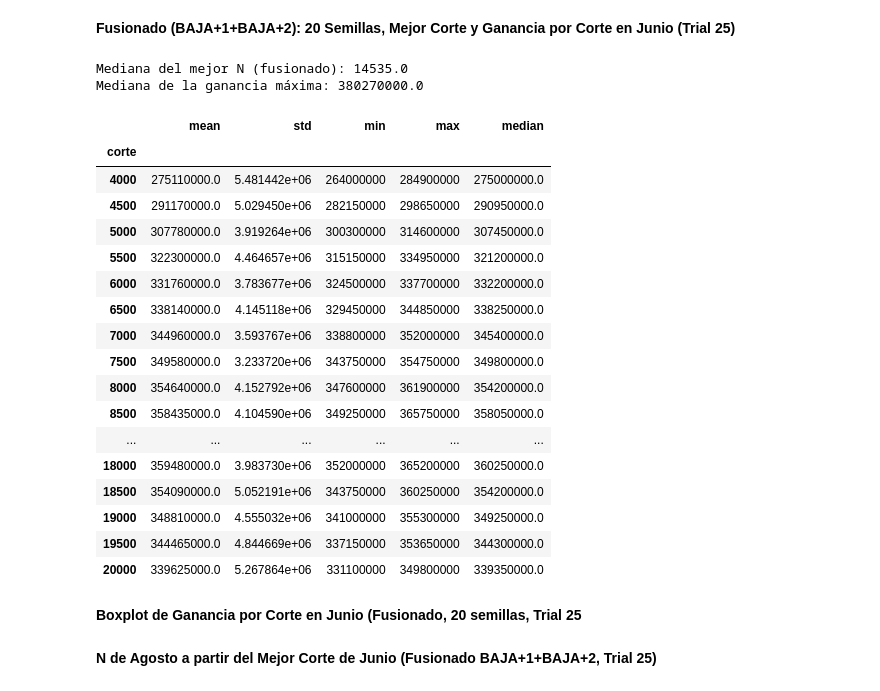
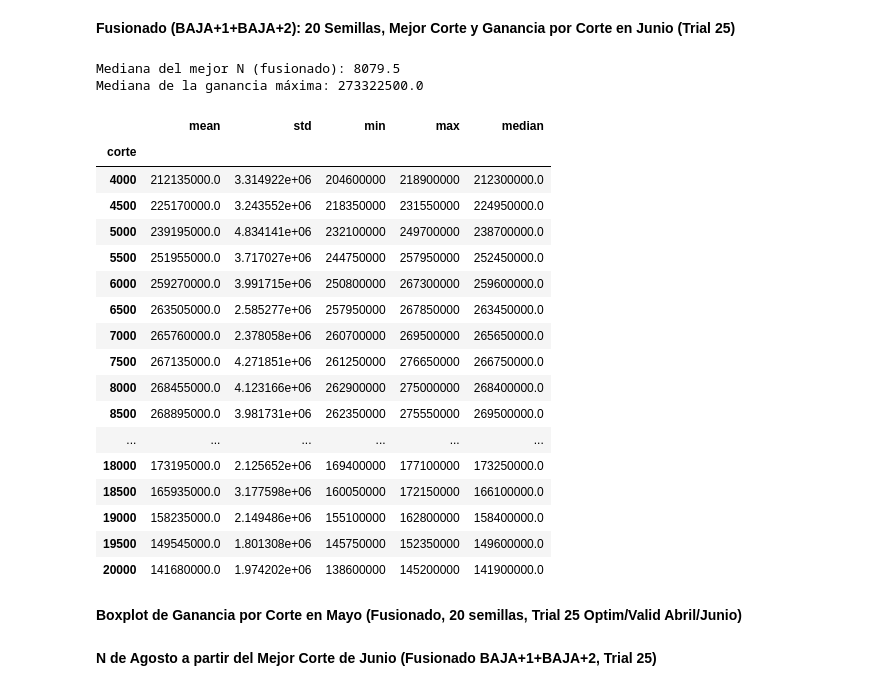
Before and after one commit to Guille70/dmeyf2026, a Jupyter notebook: gtoyos/DMEyF_competencia01_cont/scripts/z904_Step03_MarMayAgo_sReoptim.ipynb, the cells around one changed output. Cells and saved outputs as stored; diff of their text form; code cells hidden in the pictures.

```diff
--- a/gtoyos/DMEyF_competencia01_cont/scripts/z904_Step03_MarMayAgo_sReoptim.ipynb
+++ b/gtoyos/DMEyF_competencia01_cont/scripts/z904_Step03_MarMayAgo_sReoptim.ipynb
@@ -101,7 +96,7 @@ def cargar(archivo_cols, meses):
 # %%
 # Cargar los datos de la competencia, filtrando por meses y columnas
 
-MESES = [202103, 202104, 202105, 202106, 202108]
+MESES = [202103, 202105, 202106, 202108]
 
 OPCION = 'b'      # '' = sin históricas | 'b' = con delta_1
 
@@ -133,8 +127,8 @@ Name: count, dtype: int64
 ganancia_acierto = 1_072_500
 costo_estimulo = 27_500
 
-mes_train = 202104    # Abril - mes de entrenamiento
-mes_test = 202106     # Junio - mes de testeo
+mes_train = 202103    # Marzo - mes de entrenamiento
+mes_test = 202105     # Mayo - mes de testeo
 # %% [markdown]
 ##### Clase Binaria + X/Y_Train/Test
 # %%
@@ -256,2 +230,0 @@ Tengo 0, corro 50 más
-# %%
-optuna.visualization.plot_optimization_history(study)
@@ -268,15 +230,0 @@ plot_contour(study, params=['learning_rate','min_sum_hessian_in_leaf'] )
-# %%
-# top 5 por AUC (solo trials completos) y su best_iter
-def top_k(study, k):
-    completos = [t for t in study.trials if t.state == optuna.trial.TrialState.COMPLETE]
-    return sorted(completos, key=lambda t: t.value, reverse=True)[:k]
-
-top5 = top_k(study, 5)
-for t in top5:
-    print(t.number, round(t.value, 4), 'best_iter =', t.user_attrs['best_iter'])
-
-# ¿qué pasó con el trial 11?
-print(study.trials[11].state)
-
-# ¿algún best_iter pegado al tope de 3000?
-print(max(t.user_attrs['best_iter'] for t in study.trials if t.value is not None))
@@ -702,24 +349,27 @@ Máxima ganancia: 380655000.00 en el corte 11158, con probabilidad de corte p =
 # %% [markdown]
 **Fusionado (BAJA+1+BAJA+2): 20 Semillas, Mejor Corte y Ganancia por Corte en Junio (Trial 25)**
 # %%
+##### Fusionado (BAJA+1+BAJA+2): 20 semillas, mejor corte y ganancia por corte en Mayo (Trial 25)
+
 n_semillas = 20                                   # cantidad de semillas
 cortes = np.arange(4000, 20001, 500)              # cortes fijos (4.000, 4.500, ... 20.000) para el boxplot por corte
-carpeta_modelos = modelos_path + 'cpt04_modelos_TrainAbr_FE04b_opt/'
+carpeta_modelos = modelos_path + 'cpt05_modelos_TrainMar_FE04b_sinopt/'   # CAMBIO: carpeta nueva, no pisa la de abril
+os.makedirs(carpeta_modelos, exist_ok=True)                               # CAMBIO: la crea, porque se salteó la celda que la creaba
 
 rows = []                                         # ganancia de cada semilla en cada corte fijo
 rows_N = []                                       # mejor N y su ganancia, una fila por semilla
-resultados_junio_b12 = {}                         # probabilidades de junio de cada modelo fusionado: (trial, semilla) -> probabilidades
+resultados_junio_b12 = {}                         # probabilidades de MAYO de cada modelo fusionado: (trial, semilla) -> probabilidades   # CAMBIO: comentario (el nombre de la variable no cambia)
 
 for seed in semillas[:n_semillas]:
     params_seed = {**params, 'seed': seed}        # configuración del trial 25, con la semilla de esta vuelta
 
-    # Entrena con abril (target fusionado), guarda el modelo y predice junio
+    # Entrena con marzo (target fusionado), guarda el modelo y predice mayo                    # CAMBIO: comentario
     model_seed = lgb.train(params_seed, train_data_lgb2, num_boost_round=best_iter)
-    model_seed.save_model(carpeta_modelos + f"cpt04_TrainAbr-TestlJun-FE04b_Top5Sem_modb12_t25_s{seed}.txt")
+    model_seed.save_model(carpeta_modelos + f"cpt05_TrainMar-TestMay-FE04b_modb12_t25_s{seed}.txt")    # CAMBIO: nombre
     y_pred_seed = model_seed.predict(X_test2)
     resultados_junio_b12[(25, seed)] = y_pred_seed
 
-    # Ordena los clientes de junio de mayor a menor probabilidad
+    # Ordena los clientes de mayo de mayor a menor probabilidad                                 # CAMBIO: comentario
     orden_seed = np.argsort(y_pred_seed)[::-1]
     # Resultado real de cada cliente en ese orden, medido con el BAJA+2 real (y_test_binaria): +ganancia si fue BAJA+2, -costo si no
     ganancia_ordenada_seed = np.where(y_test_binaria.values[orden_seed] == 1, ganancia_acierto, -costo_estimulo)
@@ -731,54 +381,54 @@ for seed in semillas[:n_semillas]:
     rows_N.append({"seed": seed, "mejor_N": mejor_N, "mejor_ganancia": ganancia_acumulada_seed[mejor_N - 1]})
 
     # Ganancia de esta semilla en cada corte fijo (-1 porque la posición N está en el índice N-1)
     for corte in cortes:
         rows.append({
             "seed": seed,
             "corte": corte,
             "ganancia": ganancia_acumulada_seed[corte - 1]
         })
 
 # Guarda las probabilidades de los 20 modelos (sirven con el orden de filas fijo que ya tiene data)
-with open(modelos_path + 'cpt04_TrainAbr-TestlJun-FE04b_Top5Sem_probb12_t25.pkl', 'wb') as f:                  # CAMBIO: 49 -> 25
+with open(modelos_path + 'cpt05_TrainMar-TestMay-FE04b_probb12_t25.pkl', 'wb') as f:      # CAMBIO: nombre
     pickle.dump(resultados_junio_b12, f)
 
 # Mejor N por semilla: de acá sale el N central (la mediana) que se pasa a agosto
 df_mejorN_b12 = pd.DataFrame(rows_N)
 print("Mediana del mejor N (fusionado):", df_mejorN_b12['mejor_N'].median())
 print("Mediana de la ganancia máxima:", df_mejorN_b12['mejor_ganancia'].median())
 
 # Ganancia por semilla en cada corte fijo: alimenta las estadísticas y el boxplot
 df_ganancia_cortes = pd.DataFrame(rows)
 
 # Estadísticas por corte sobre las 20 semillas
 estadisticas_cortes = (
     df_ganancia_cortes.groupby('corte')['ganancia']
     .agg(['mean', 'std', 'min', 'max', 'median'])
 )
 estadisticas_cortes
 # %% [output]
-Mediana del mejor N (fusionado): 14535.0
-Mediana de la ganancia máxima: 380270000.0
+Mediana del mejor N (fusionado): 8079.5
+Mediana de la ganancia máxima: 273322500.0
 |  | mean | std | min | max | median |
 | corte |  |  |  |  |  |
-| 4000 | 275110000.0 | 5.481442e+06 | 264000000 | 284900000 | 275000000.0 |
-| 4500 | 291170000.0 | 5.029450e+06 | 282150000 | 298650000 | 290950000.0 |
-| 5000 | 307780000.0 | 3.919264e+06 | 300300000 | 314600000 | 307450000.0 |
-| 5500 | 322300000.0 | 4.464657e+06 | 315150000 | 334950000 | 321200000.0 |
-| 6000 | 331760000.0 | 3.783677e+06 | 324500000 | 337700000 | 332200000.0 |
-| 6500 | 338140000.0 | 4.145118e+06 | 329450000 | 344850000 | 338250000.0 |
-| 7000 | 344960000.0 | 3.593767e+06 | 338800000 | 352000000 | 345400000.0 |
-| 7500 | 349580000.0 | 3.233720e+06 | 343750000 | 354750000 | 349800000.0 |
-| 8000 | 354640000.0 | 4.152792e+06 | 347600000 | 361900000 | 354200000.0 |
-| 8500 | 358435000.0 | 4.104590e+06 | 349250000 | 365750000 | 358050000.0 |
+| 4000 | 212135000.0 | 3.314922e+06 | 204600000 | 218900000 | 212300000.0 |
+| 4500 | 225170000.0 | 3.243552e+06 | 218350000 | 231550000 | 224950000.0 |
+| 5000 | 239195000.0 | 4.834141e+06 | 232100000 | 249700000 | 238700000.0 |
+| 5500 | 251955000.0 | 3.717027e+06 | 244750000 | 257950000 | 252450000.0 |
+| 6000 | 259270000.0 | 3.991715e+06 | 250800000 | 267300000 | 259600000.0 |
+| 6500 | 263505000.0 | 2.585277e+06 | 257950000 | 267850000 | 263450000.0 |
+| 7000 | 265760000.0 | 2.378058e+06 | 260700000 | 269500000 | 265650000.0 |
+| 7500 | 267135000.0 | 4.271851e+06 | 261250000 | 276650000 | 266750000.0 |
+| 8000 | 268455000.0 | 4.123166e+06 | 262900000 | 275000000 | 268400000.0 |
+| 8500 | 268895000.0 | 3.981731e+06 | 262350000 | 275550000 | 269500000.0 |
 | ... | ... | ... | ... | ... | ... |
-| 18000 | 359480000.0 | 3.983730e+06 | 352000000 | 365200000 | 360250000.0 |
-| 18500 | 354090000.0 | 5.052191e+06 | 343750000 | 360250000 | 354200000.0 |
-| 19000 | 348810000.0 | 4.555032e+06 | 341000000 | 355300000 | 349250000.0 |
-| 19500 | 344465000.0 | 4.844669e+06 | 337150000 | 353650000 | 344300000.0 |
-| 20000 | 339625000.0 | 5.267864e+06 | 331100000 | 349800000 | 339350000.0 |
+| 18000 | 173195000.0 | 2.125652e+06 | 169400000 | 177100000 | 173250000.0 |
+| 18500 | 165935000.0 | 3.177598e+06 | 160050000 | 172150000 | 166100000.0 |
+| 19000 | 158235000.0 | 2.149486e+06 | 155100000 | 162800000 | 158400000.0 |
+| 19500 | 149545000.0 | 1.801308e+06 | 145750000 | 152350000 | 149600000.0 |
+| 20000 | 141680000.0 | 1.974202e+06 | 138600000 | 145200000 | 141900000.0 |
 # %% [markdown]
-**Boxplot de Ganancia por Corte en Junio (Fusionado, 20 semillas, Trial 25**
+**Boxplot de Ganancia por Corte en Mayo (Fusionado, 20 semillas, Trial 25 Optim/Valid Abril/Junio)**
 # %%
 # Estadísticas por corte sobre las 20 semillas, más q1 y q3 (percentiles 25 y 75) para las cajas
 estadisticas_cortes = (
```
Also changed, not shown: parts of 32 cells of this notebook, 1 other file.
